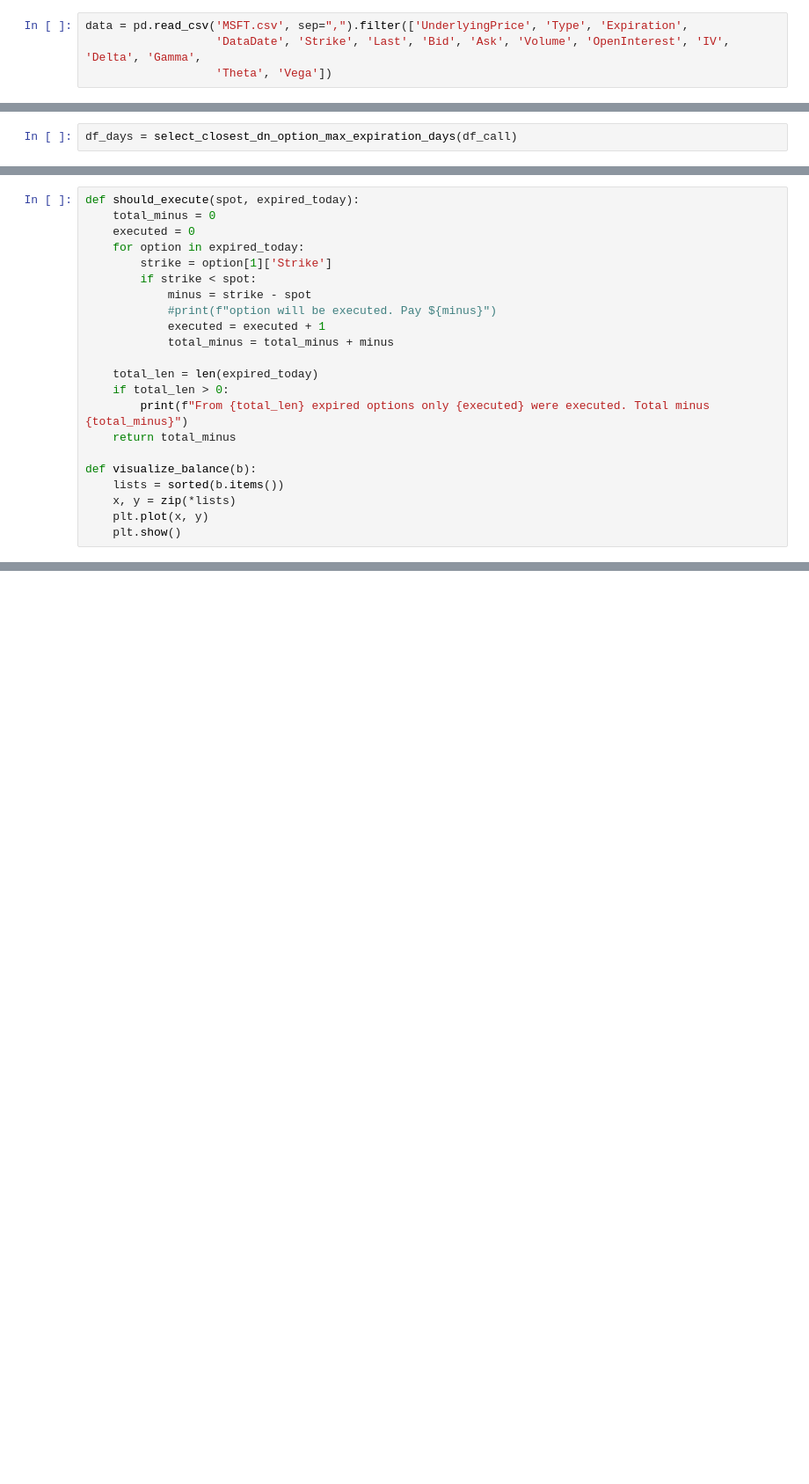
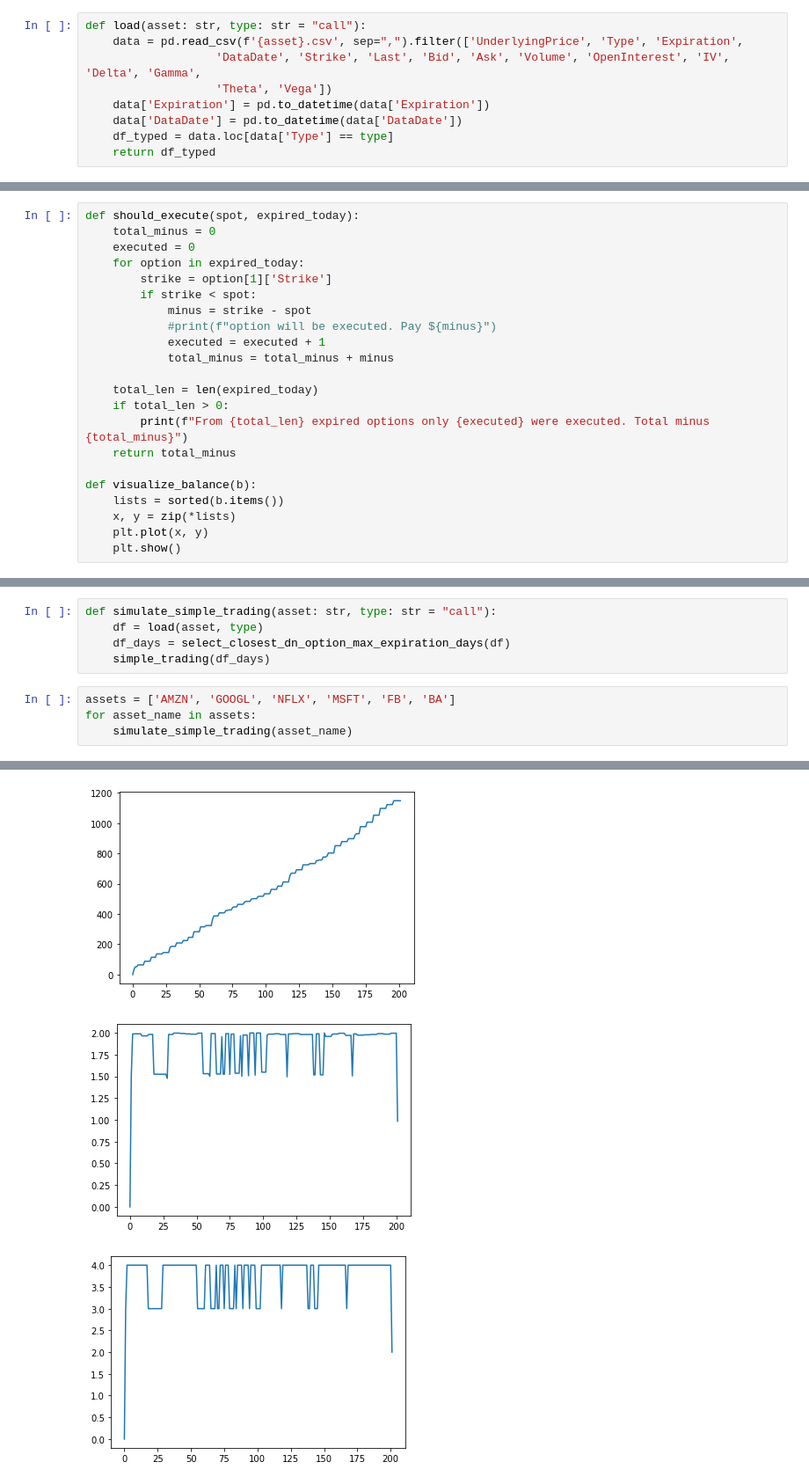
Before and after one commit to su23/WquProfitingFromTimeDecayAnalysis, a Jupyter notebook: simple_strategy.ipynb, the cells around one changed output, grey strips where cells are left out. Shown: that part at 88% size. Drawn from its saved outputs; the diff is of its cells as text; blank space fills up the shorter version.

Commit message:
upodate simple analysis

```diff
--- a/simple_strategy.ipynb
+++ b/simple_strategy.ipynb
@@ -12,6 +12,11 @@ import datetime
 import warnings
 warnings.filterwarnings('ignore')
 # %%
-data = pd.read_csv('MSFT.csv', sep=",").filter(['UnderlyingPrice', 'Type', 'Expiration',
+def load(asset: str, type: str = "call"):
+    data = pd.read_csv(f'{asset}.csv', sep=",").filter(['UnderlyingPrice', 'Type', 'Expiration',
                    'DataDate', 'Strike', 'Last', 'Bid', 'Ask', 'Volume', 'OpenInterest', 'IV', 'Delta', 'Gamma',
                    'Theta', 'Vega'])
+    data['Expiration'] = pd.to_datetime(data['Expiration'])
+    data['DataDate'] = pd.to_datetime(data['DataDate'])
+    df_typed = data.loc[data['Type'] == type]
+    return df_typed
@@ -47,5 +27,3 @@ def select_closest_dn_option_max_expiration_days(df):
     max_expiration_days = df2.loc[df2['Days'].idxmax()]['Days']
     print(f'Max days option expiration is {max_expiration_days}')
     return df2
-# %%
-df_days = select_closest_dn_option_max_expiration_days(df_call)
@@ -194,0 +131,10 @@ Next date 2016-11-30 00:00:00
+# %%
+def simulate_simple_trading(asset: str, type: str = "call"):
+    df = load(asset, type)
+    df_days = select_closest_dn_option_max_expiration_days(df)
+    simple_trading(df_days)
+# %%
+assets = ['AMZN', 'GOOGL', 'NFLX', 'MSFT', 'FB', 'BA']
+for asset_name in assets:
+    simulate_simple_trading(asset_name)
+# %% [output]
@@ -194,0 +158,3 @@ Next date 2016-11-30 00:00:00
+[figure, added]
+[figure, added]
+[figure, added]
```
Also changed, not shown: parts of 7 cells of this notebook.
